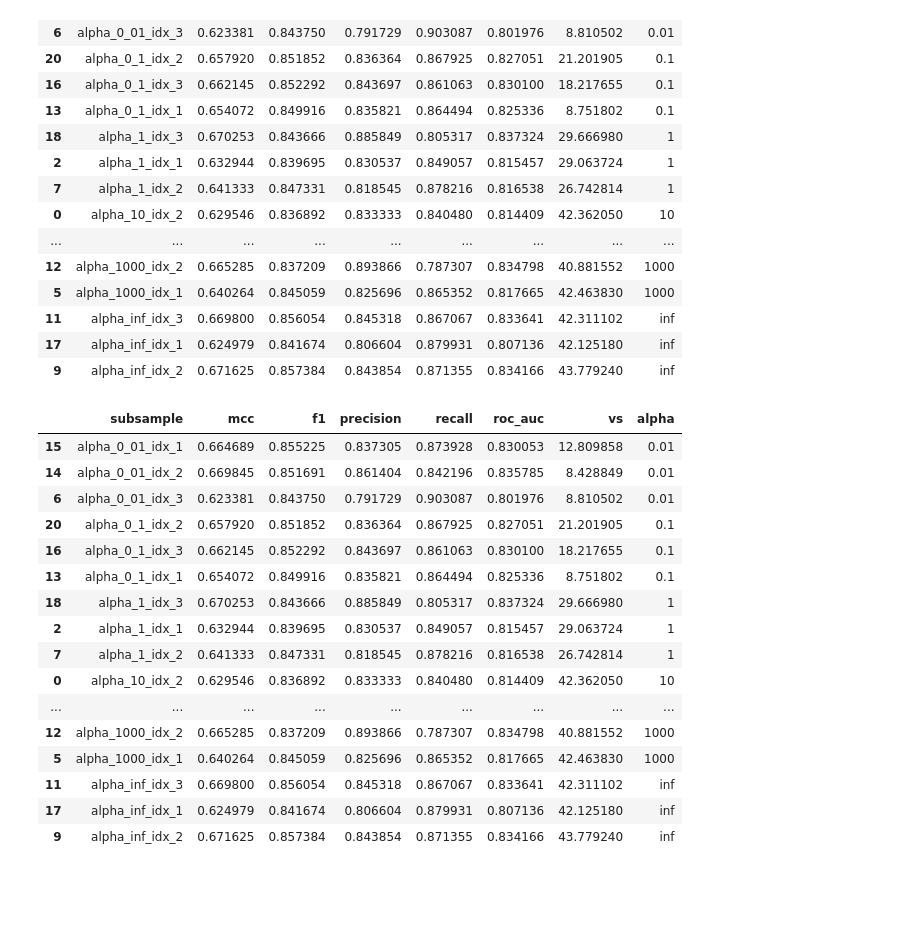
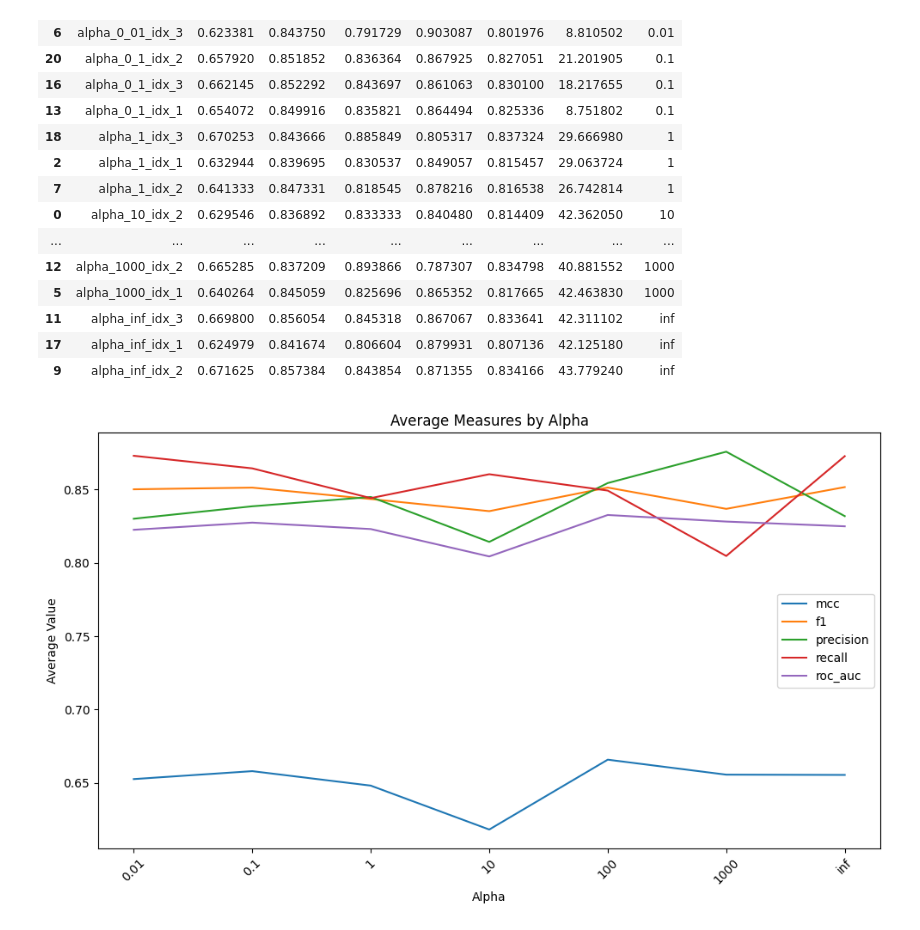
Before and after one commit to SofiaKarsaclian/dataset-diversity, a Jupyter notebook: code/train-model-subsets.ipynb, the cells around one changed output. Drawn from its saved outputs; the diff is of its cells as text; code cells hidden in the pictures; blank space fills up the shorter version.

Commit message:
add results graph

```diff
--- a/code/train-model-subsets.ipynb
+++ b/code/train-model-subsets.ipynb
@@ -338,30 +338,30 @@ results_df
 | 11 | alpha_inf_idx_3 | 0.669800 | 0.856054 | 0.845318 | 0.867067 | 0.833641 | 42.311102 | inf |
 | 17 | alpha_inf_idx_1 | 0.624979 | 0.841674 | 0.806604 | 0.879931 | 0.807136 | 42.125180 | inf |
 | 9 | alpha_inf_idx_2 | 0.671625 | 0.857384 | 0.843854 | 0.871355 | 0.834166 | 43.779240 | inf |
-# %%
-# load results
-# results_df = pd.read_csv("/kaggle/input/results-df/results_df.csv").sort_values(by=["vs"], ascending=False)
-
-styled_df = results_df.style \
-    .highlight_max(color='lightgreen', axis=0, subset=results_df.columns.difference(['subsample', 'alpha'])) \
-    .highlight_min(color='lightcoral', axis=0, subset=results_df.columns.difference(['subsample', 'alpha']))
-
-styled_df
-# %% [output]
-|  | subsample | mcc | f1 | precision | recall | roc_auc | vs | alpha |
-| 15 | alpha_0_01_idx_1 | 0.664689 | 0.855225 | 0.837305 | 0.873928 | 0.830053 | 12.809858 | 0.01 |
-| 14 | alpha_0_01_idx_2 | 0.669845 | 0.851691 | 0.861404 | 0.842196 | 0.835785 | 8.428849 | 0.01 |
-| 6 | alpha_0_01_idx_3 | 0.623381 | 0.843750 | 0.791729 | 0.903087 | 0.801976 | 8.810502 | 0.01 |
-| 20 | alpha_0_1_idx_2 | 0.657920 | 0.851852 | 0.836364 | 0.867925 | 0.827051 | 21.201905 | 0.1 |
-| 16 | alpha_0_1_idx_3 | 0.662145 | 0.852292 | 0.843697 | 0.861063 | 0.830100 | 18.217655 | 0.1 |
-| 13 | alpha_0_1_idx_1 | 0.654072 | 0.849916 | 0.835821 | 0.864494 | 0.825336 | 8.751802 | 0.1 |
-| 18 | alpha_1_idx_3 | 0.670253 | 0.843666 | 0.885849 | 0.805317 | 0.837324 | 29.666980 | 1 |
-| 2 | alpha_1_idx_1 | 0.632944 | 0.839695 | 0.830537 | 0.849057 | 0.815457 | 29.063724 | 1 |
-| 7 | alpha_1_idx_2 | 0.641333 | 0.847331 | 0.818545 | 0.878216 | 0.816538 | 26.742814 | 1 |
-| 0 | alpha_10_idx_2 | 0.629546 | 0.836892 | 0.833333 | 0.840480 | 0.814409 | 42.362050 | 10 |
-| ... | ... | ... | ... | ... | ... | ... | ... | ... |
-| 12 | alpha_1000_idx_2 | 0.665285 | 0.837209 | 0.893866 | 0.787307 | 0.834798 | 40.881552 | 1000 |
-| 5 | alpha_1000_idx_1 | 0.640264 | 0.845059 | 0.825696 | 0.865352 | 0.817665 | 42.463830 | 1000 |
-| 11 | alpha_inf_idx_3 | 0.669800 | 0.856054 | 0.845318 | 0.867067 | 0.833641 | 42.311102 | inf |
-| 17 | alpha_inf_idx_1 | 0.624979 | 0.841674 | 0.806604 | 0.879931 | 0.807136 | 42.125180 | inf |
-| 9 | alpha_inf_idx_2 | 0.671625 | 0.857384 | 0.843854 | 0.871355 | 0.834166 | 43.779240 | inf |
+# %%
+import matplotlib.pyplot as plt
+
+# Group by 'alpha' and calculate the mean for each measure
+avg_measures = results_df.groupby('alpha')[['mcc', 'f1', 'precision', 'recall', 'roc_auc']].mean()
+
+# Plot the results
+plt.figure(figsize=(10, 6))
+
+# Plot each measure
+for measure in avg_measures.columns:
+    plt.plot(avg_measures.index, avg_measures[measure], label=measure)
+
+# Set labels and title
+plt.xlabel('Alpha')
+plt.ylabel('Average Value')
+plt.title('Average Measures by Alpha')
+
+# Add legend
+plt.legend()
+
+# Display the plot
+plt.xticks(rotation=45)  # Rotate x-axis labels for better readability
+plt.tight_layout()       # Adjust layout to prevent overlap
+plt.show()
+# %% [output]
+[figure, added]
```
